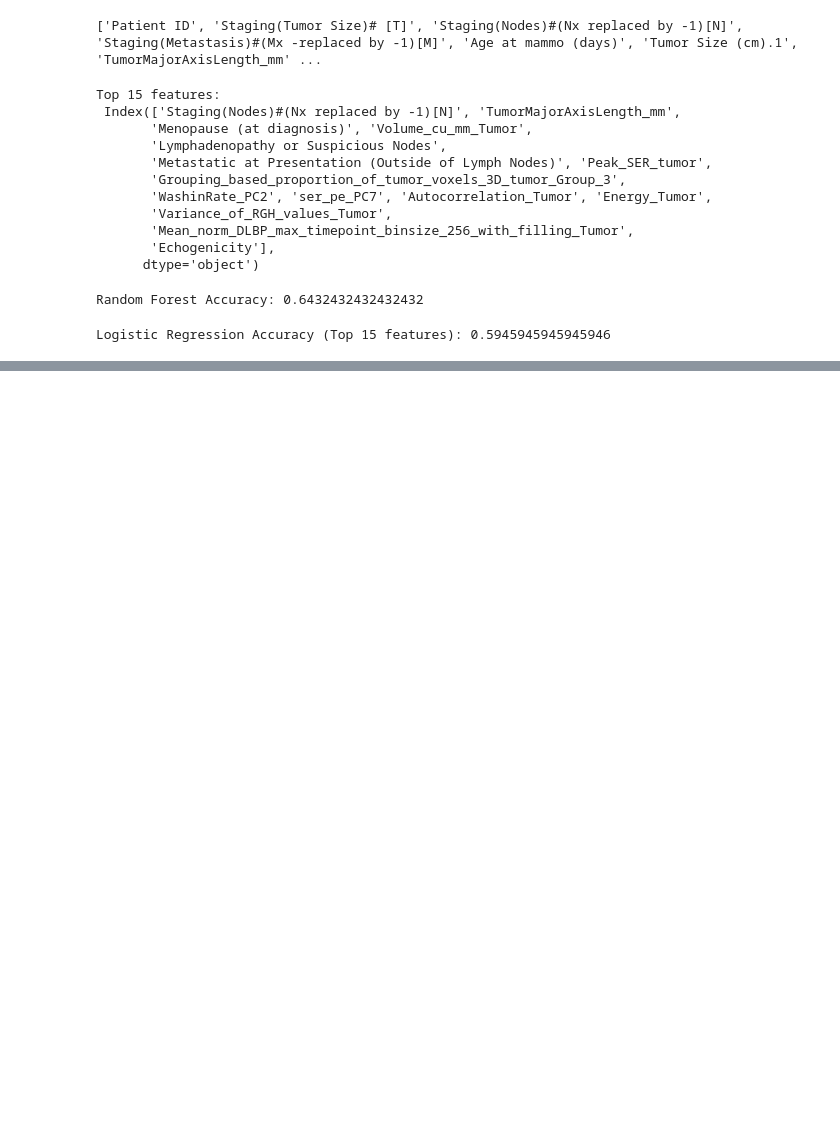
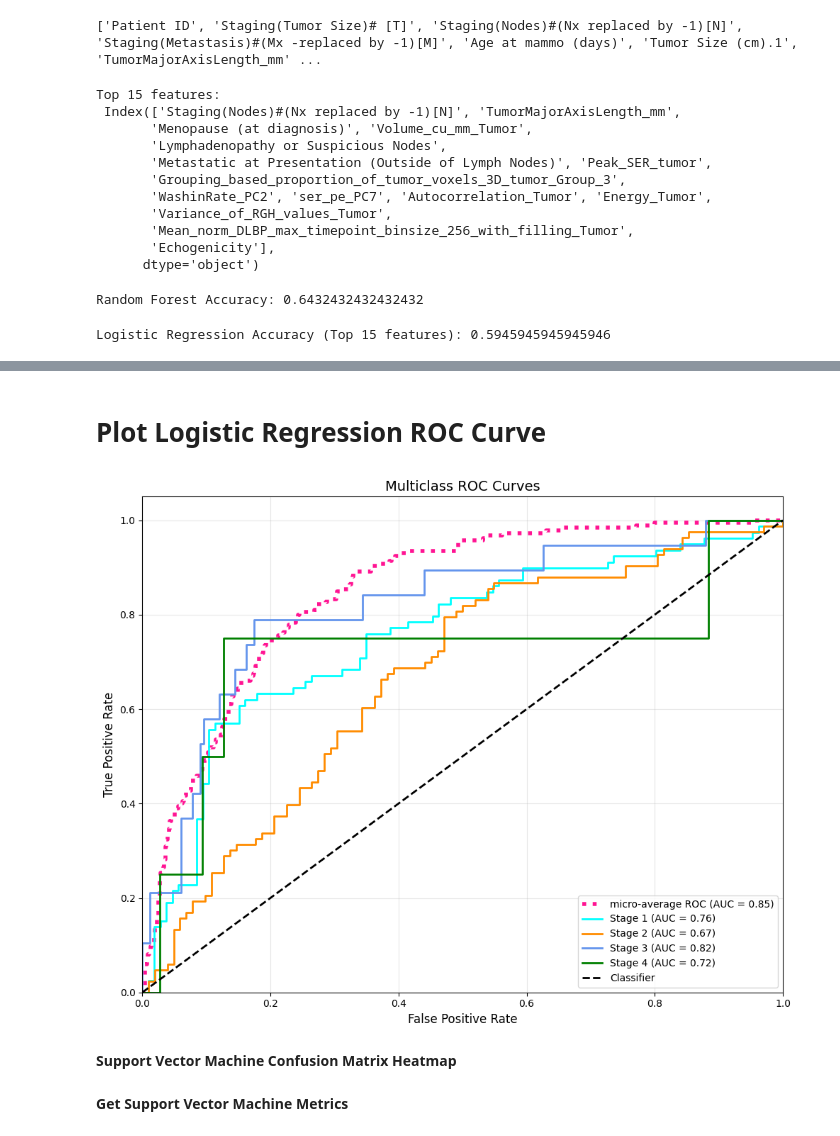
Before and after one commit to grod23/Breast-Cancer-Stage-Prediction, a Jupyter notebook: src/breast_mri_dataset/MLModeling.ipynb, the cells around one changed output, grey strips where cells are left out. Drawn from its saved outputs; the diff is of its cells as text; code cells hidden in the pictures; blank space fills up the shorter version.

```diff
--- a/src/breast_mri_dataset/MLModeling.ipynb
+++ b/src/breast_mri_dataset/MLModeling.ipynb
@@ -65,0 +211,9 @@ Logistic Regression Accuracy (Top 15 features): 0.5945945945945946
+# %% [markdown]
+# **Plot Logistic Regression ROC Curve**
+# %%
+y_pred_proba = model_lr.predict_proba(X_test_reduced)
+plot_roc(model_lr, y_test, y_pred_proba)
+# %% [output]
+[figure, added]
+# %% [markdown]
+**Support Vector Machine Confusion Matrix Heatmap**
@@ -65,0 +222,2 @@ Logistic Regression Accuracy (Top 15 features): 0.5945945945945946
+# %% [markdown]
+**Get Support Vector Machine Metrics**
```
Also changed, not shown: parts of 41 cells of this notebook, 2 other files.
